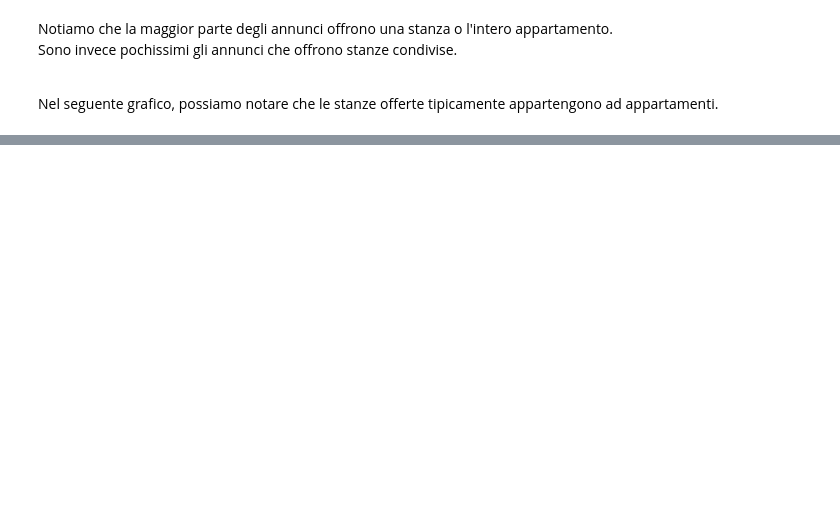
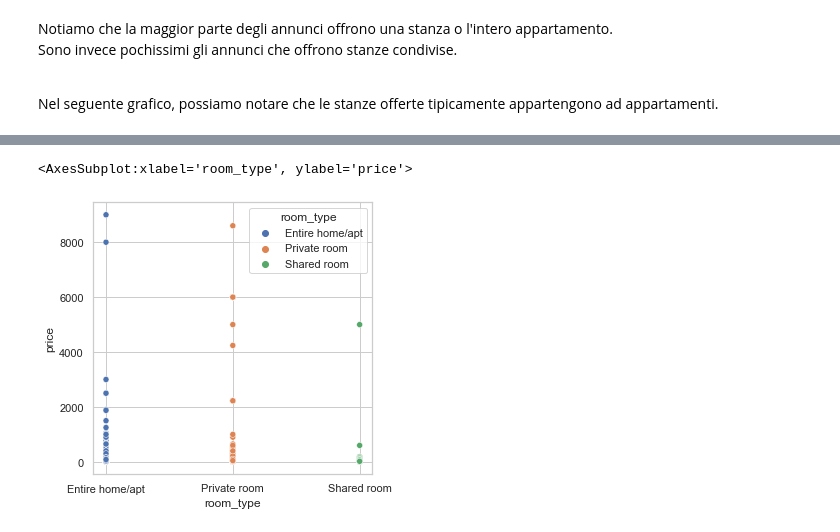
Before and after one commit to ff225/DataAnalytics, a Jupyter notebook: BerlinAirBnb.ipynb, the cells around one changed output, grey strips where cells are left out. Cells and saved outputs as stored; diff of their text form; code cells hidden in the pictures; blank space fills up the shorter version.

```diff
--- a/BerlinAirBnb.ipynb
+++ b/BerlinAirBnb.ipynb
@@ -195,0 +221,6 @@ __NB:__ In questo grafico sono mostrati solo le proprietà con più di __100 ann
+# %%
+plt.figure(figsize=(5,5))
+sns.scatterplot(data=listing, x='room_type', y='price', hue='room_type')
+# %% [output]
+<AxesSubplot:xlabel='room_type', ylabel='price'>
+[figure, added]
```
Also changed, not shown: parts of 9 cells of this notebook.
